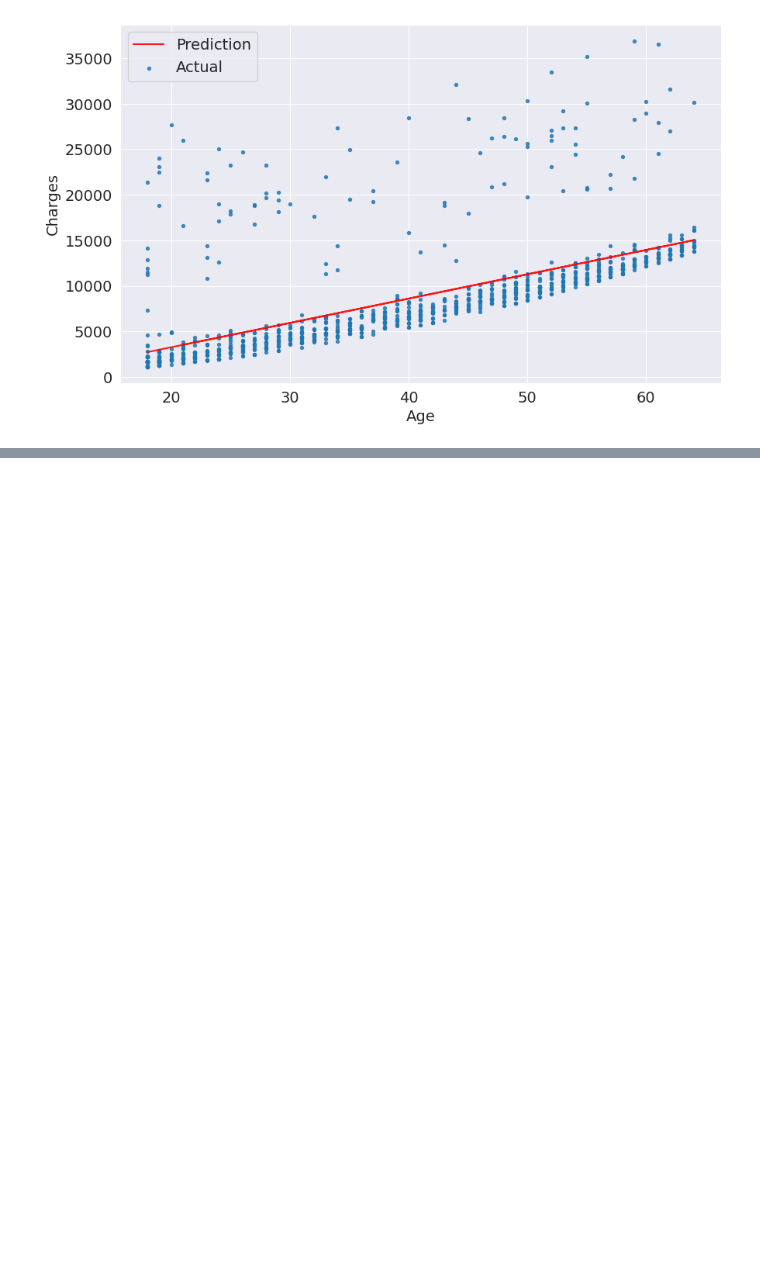
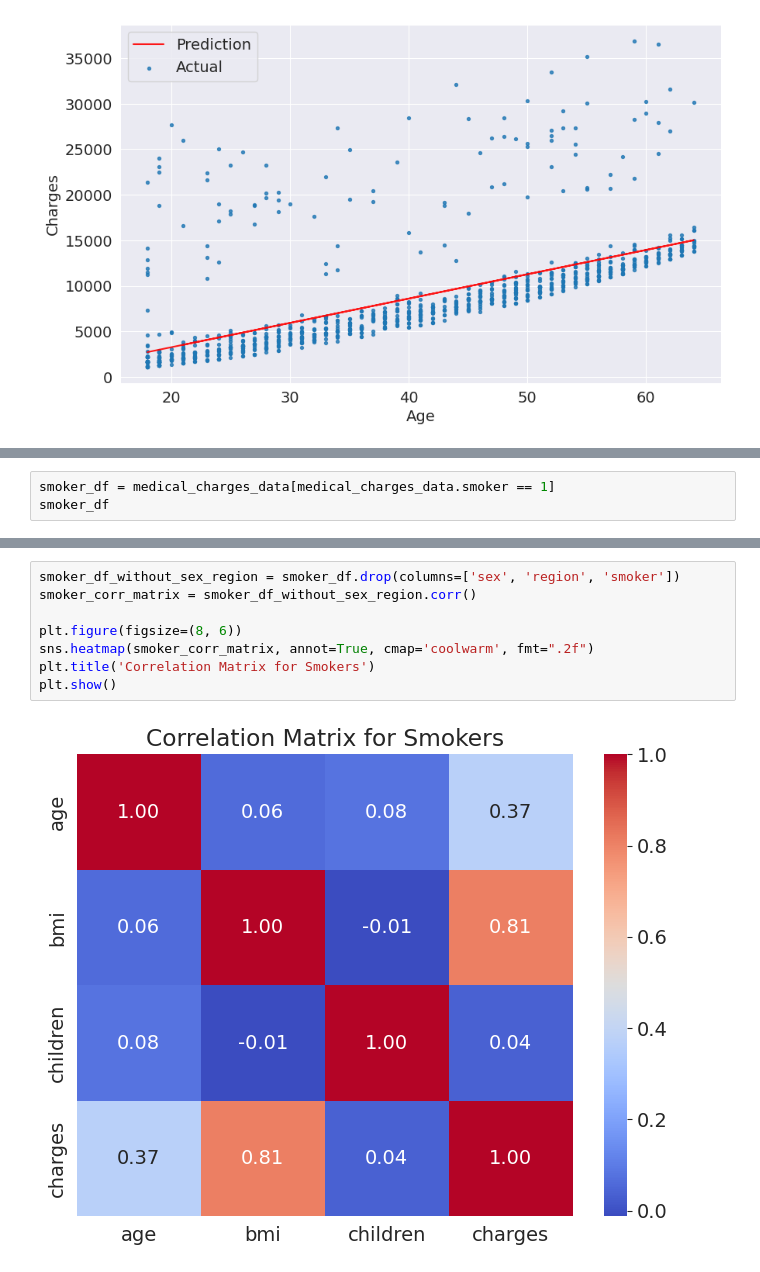
Before and after one commit to krishnasree5/health-insurance-prediction, a Jupyter notebook: HealthInsurancePrediction.ipynb, the cells around one changed output, grey strips where cells are left out. Drawn from its saved outputs; the diff is of its cells as text; blank space fills up the shorter version.

```diff
--- a/HealthInsurancePrediction.ipynb
+++ b/HealthInsurancePrediction.ipynb
@@ -489,0 +613,3 @@ RMSE Loss:  4662.505766636395
+# %%
+smoker_df = medical_charges_data[medical_charges_data.smoker == 1]
+smoker_df
@@ -489,0 +674,10 @@ RMSE Loss:  4662.505766636395
+# %%
+smoker_df_without_sex_region = smoker_df.drop(columns=['sex', 'region', 'smoker'])
+smoker_corr_matrix = smoker_df_without_sex_region.corr()
+
+plt.figure(figsize=(8, 6))
+sns.heatmap(smoker_corr_matrix, annot=True, cmap='coolwarm', fmt=".2f")
+plt.title('Correlation Matrix for Smokers')
+plt.show()
+# %% [output]
+[figure, added]
```
Also changed, not shown: parts of 38 cells of this notebook.
